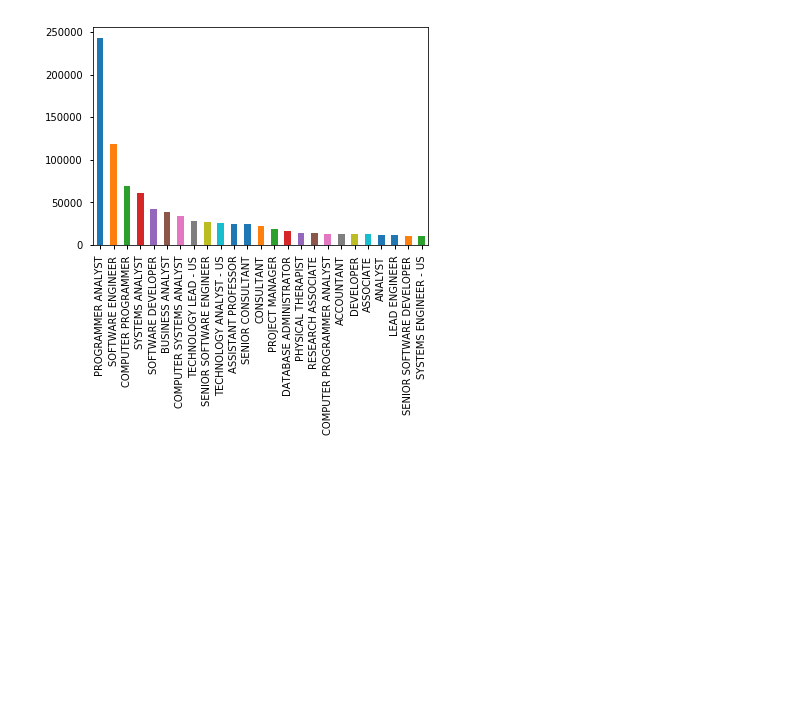
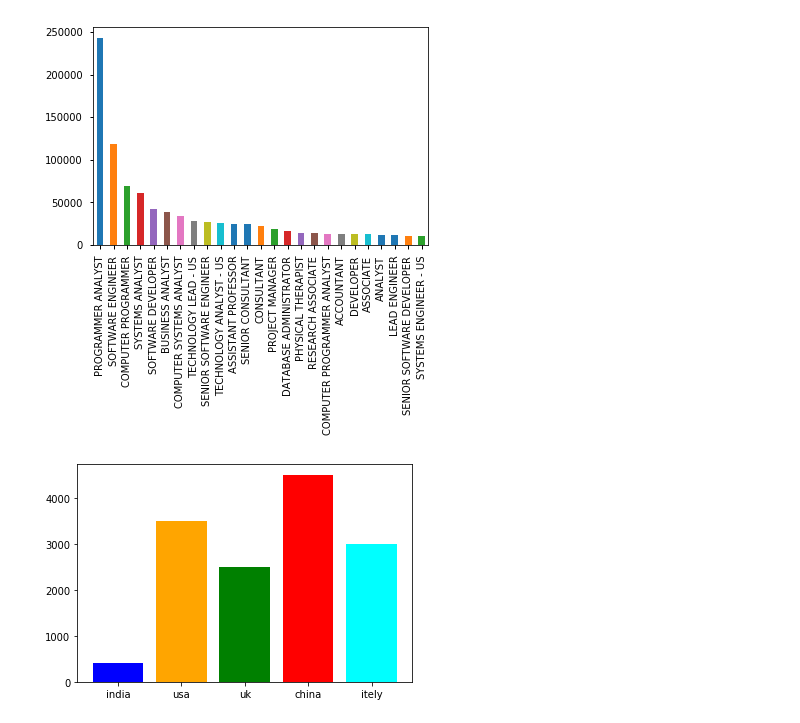
Before and after one commit to sachinyadav3496/Machine_Learning_Workshop, a Jupyter notebook: Notebooks/H1B_Project.ipynb, the cells around one changed output. Saved outputs shown, nothing was run; the diff lists cells and outputs as text; code cells hidden in the pictures; blank space fills up the shorter version.

```diff
--- a/Notebooks/H1B_Project.ipynb
+++ b/Notebooks/H1B_Project.ipynb
@@ -461,0 +462,9 @@ s
+# %%
+country = [ 'india', 'usa', 'uk', 'china', 'itely']
+corona = [ 411, 3500, 2500, 4500, 3000]
+color = [ 'blue', 'orange', 'green', 'red', 'cyan']
+# %%
+plt.bar(country, corona, color=color)
+plt.show()
+# %% [output]
+[figure, added]
```
Also changed, not shown: parts of 3 cells of this notebook, 13 other files.
